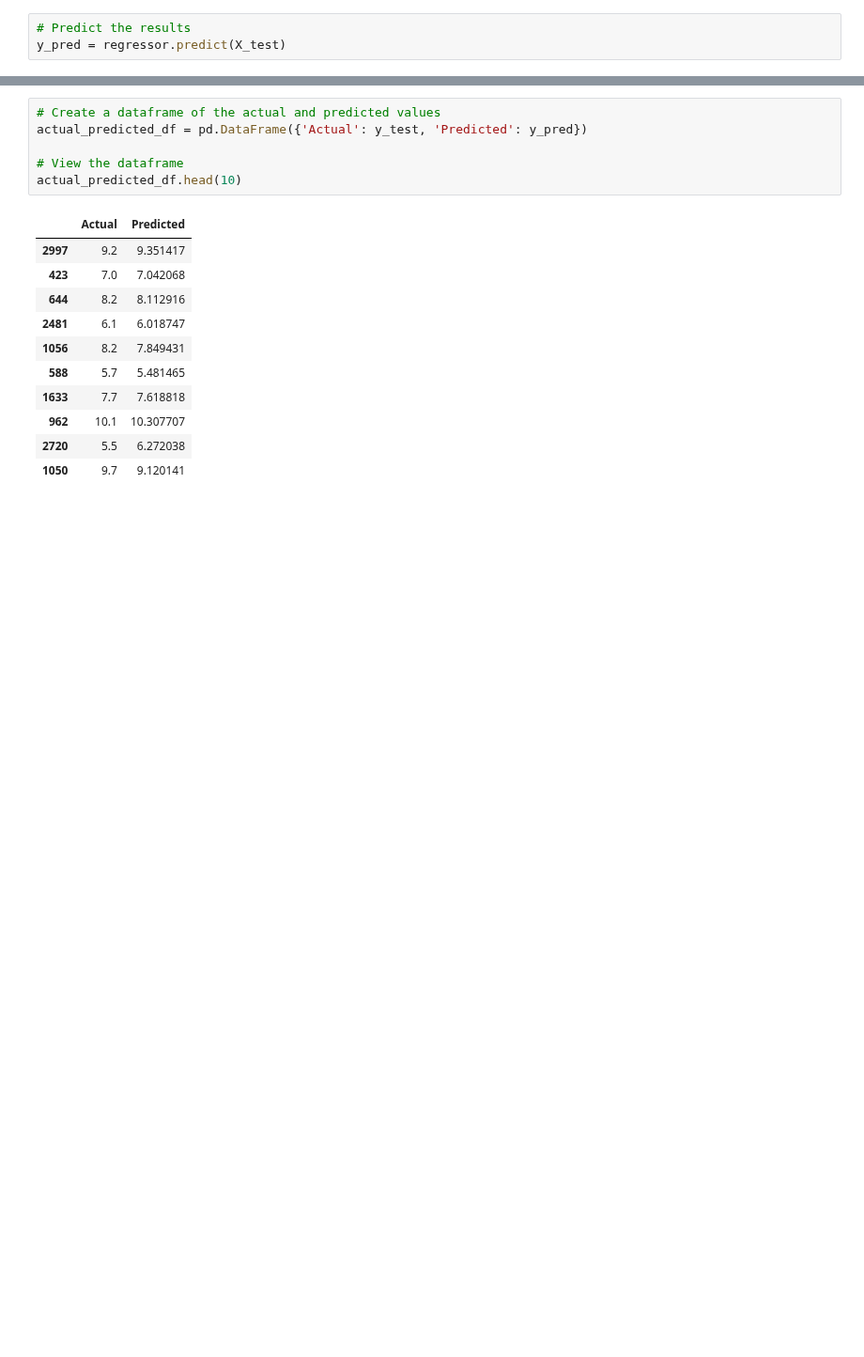
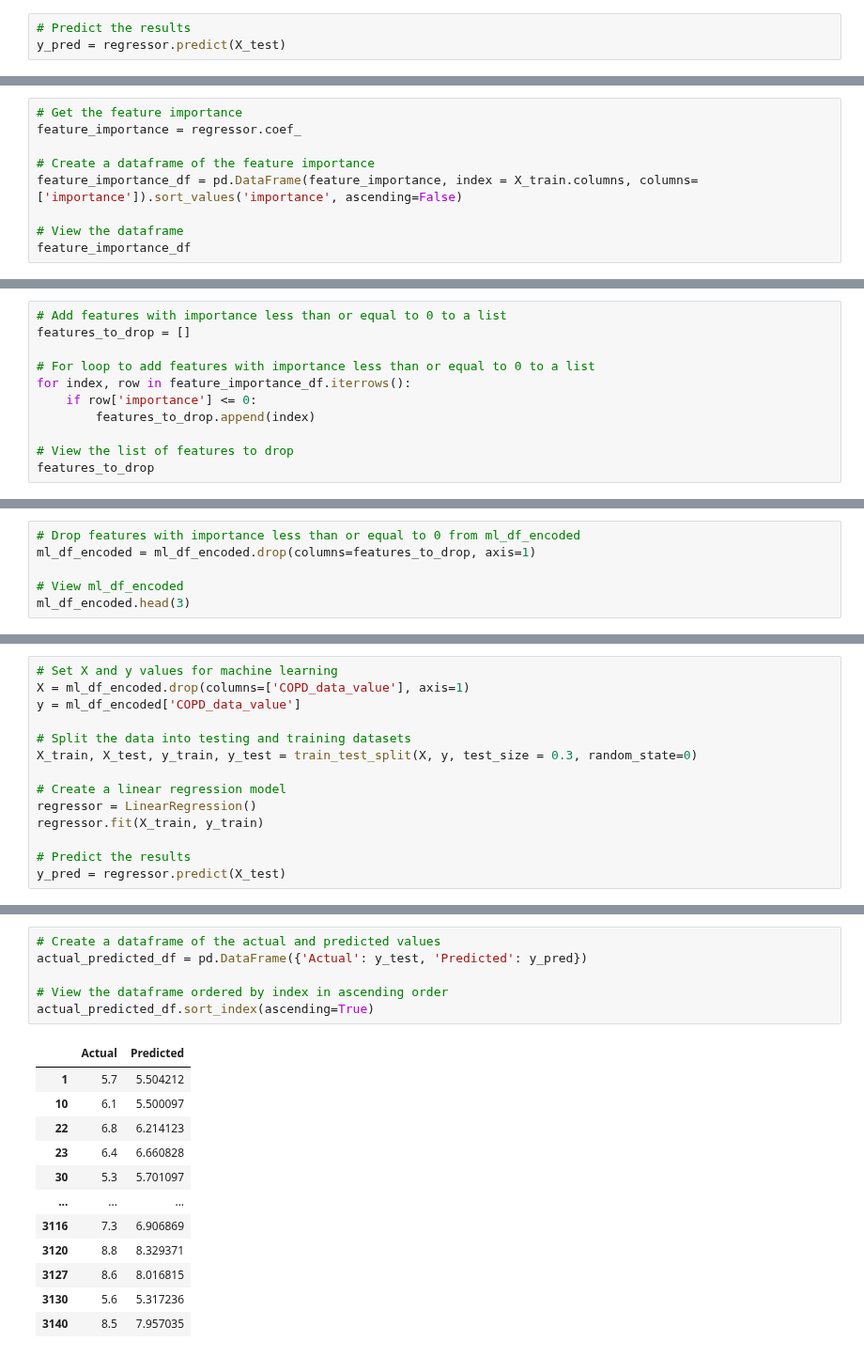
Before and after one commit to AvatarJoshi/copd_project, a Jupyter notebook: ML_Analysis.ipynb, the cells around one changed output, grey strips where cells are left out. Shown at 94% size. Cells and saved outputs as stored; diff of their text form; blank space fills up the shorter version.

```diff
--- a/ML_Analysis.ipynb
+++ b/ML_Analysis.ipynb
@@ -549,0 +556,9 @@ r2 score:  0.9634079269874193
+# %%
+# Get the feature importance
+feature_importance = regressor.coef_
+
+# Create a dataframe of the feature importance
+feature_importance_df = pd.DataFrame(feature_importance, index = X_train.columns, columns=['importance']).sort_values('importance', ascending=False)
+
+# View the dataframe
+feature_importance_df
@@ -549,0 +604,11 @@ r2 score:  0.9634079269874193
+# %%
+# Add features with importance less than or equal to 0 to a list
+features_to_drop = []
+
+# For loop to add features with importance less than or equal to 0 to a list
+for index, row in feature_importance_df.iterrows():
+    if row['importance'] <= 0:
+        features_to_drop.append(index)
+
+# View the list of features to drop
+features_to_drop
@@ -549,0 +626,6 @@ r2 score:  0.9634079269874193
+# %%
+# Drop features with importance less than or equal to 0 from ml_df_encoded
+ml_df_encoded = ml_df_encoded.drop(columns=features_to_drop, axis=1)
+
+# View ml_df_encoded
+ml_df_encoded.head(3)
@@ -549,0 +637,14 @@ r2 score:  0.9634079269874193
+# %%
+# Set X and y values for machine learning
+X = ml_df_encoded.drop(columns=['COPD_data_value'], axis=1)
+y = ml_df_encoded['COPD_data_value']
+
+# Split the data into testing and training datasets
+X_train, X_test, y_train, y_test = train_test_split(X, y, test_size = 0.3, random_state=0)
+
+# Create a linear regression model
+regressor = LinearRegression()
+regressor.fit(X_train, y_train)
+
+# Predict the results
+y_pred = regressor.predict(X_test)
@@ -558,18 +699,19 @@ plt.show()
 # %%
 # Create a dataframe of the actual and predicted values
 actual_predicted_df = pd.DataFrame({'Actual': y_test, 'Predicted': y_pred})
 
-# View the dataframe
-actual_predicted_df.head(10)
+# View the dataframe ordered by index in ascending order
+actual_predicted_df.sort_index(ascending=True)
 # %% [output]
 |  | Actual | Predicted |
-| 2997 | 9.2 | 9.351417 |
-| 423 | 7.0 | 7.042068 |
-| 644 | 8.2 | 8.112916 |
-| 2481 | 6.1 | 6.018747 |
-| 1056 | 8.2 | 7.849431 |
-| 588 | 5.7 | 5.481465 |
-| 1633 | 7.7 | 7.618818 |
-| 962 | 10.1 | 10.307707 |
-| 2720 | 5.5 | 6.272038 |
-| 1050 | 9.7 | 9.120141 |
+| 1 | 5.7 | 5.504212 |
+| 10 | 6.1 | 5.500097 |
+| 22 | 6.8 | 6.214123 |
+| 23 | 6.4 | 6.660828 |
+| 30 | 5.3 | 5.701097 |
+| ... | ... | ... |
+| 3116 | 7.3 | 6.906869 |
+| 3120 | 8.8 | 8.329371 |
+| 3127 | 8.6 | 8.016815 |
+| 3130 | 5.6 | 5.317236 |
+| 3140 | 8.5 | 7.957035 |
```
Also changed, not shown: parts of 45 cells of this notebook, 1 other file.
